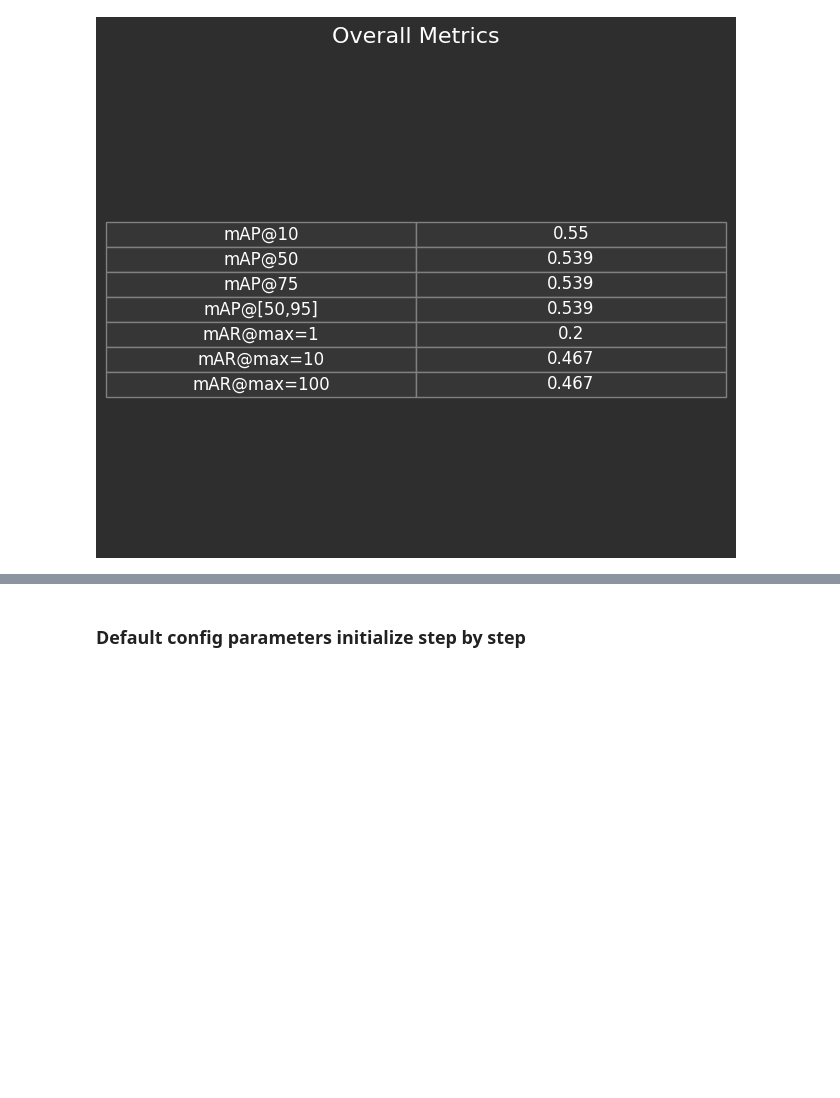
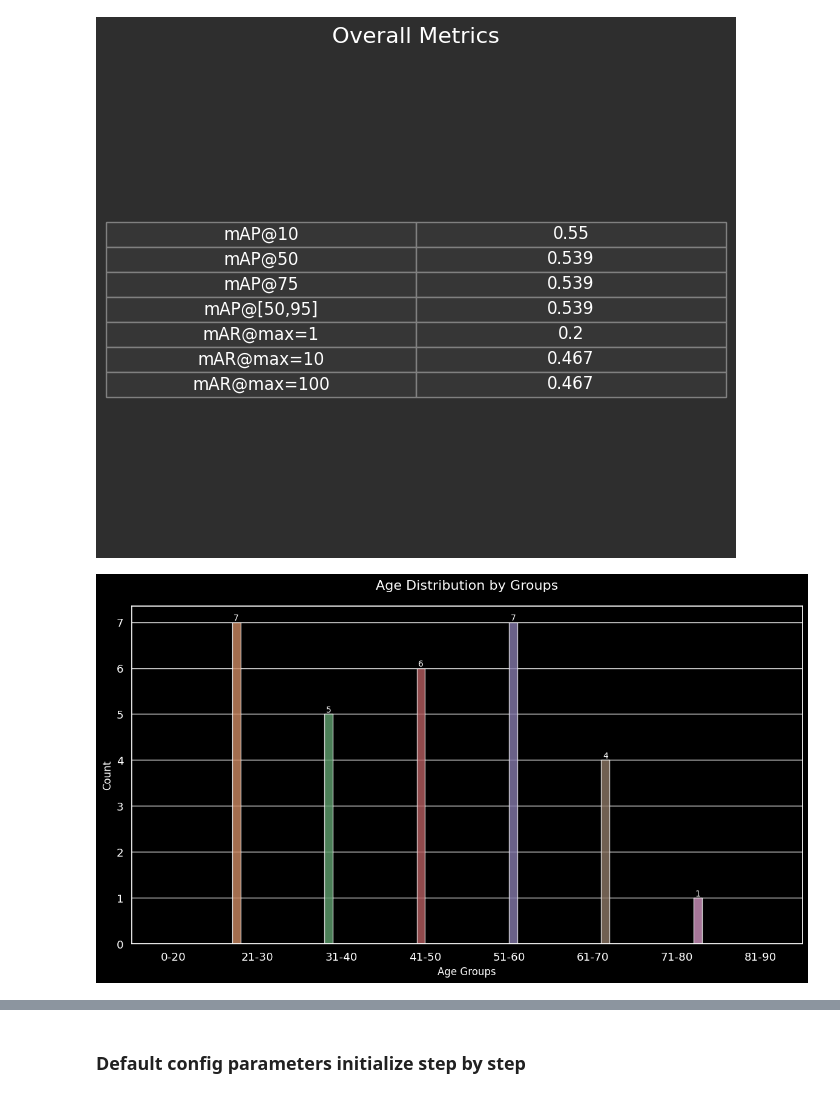
Before and after one commit to gesund-ai/gesund, a Jupyter notebook: examples/semantic_segmentation_brain_cancer.ipynb, the cells around one changed output, grey strips where cells are left out. Drawn from its saved outputs; the diff is of its cells as text; code cells hidden in the pictures; blank space fills up the shorter version.

```diff
--- a/examples/semantic_segmentation_brain_cancer.ipynb
+++ b/examples/semantic_segmentation_brain_cancer.ipynb
@@ -257,3 +258,7 @@ validation_results.plot(metric_name='model_stats', save_plot=False, cohort_id=co
 validation_results.plot(metric_name='overall_metric', save_plot=False, cohort_id=cohort_id)
 # %% [output]
 [figure]
+# %%
+validation_results.plot(metric_name="dataset_population_distribution_age", save_plot=False, cohort_id=cohort_id)
+# %% [output]
+[figure, added]
```
Also changed, not shown: parts of 12 cells of this notebook, 4 other files.
